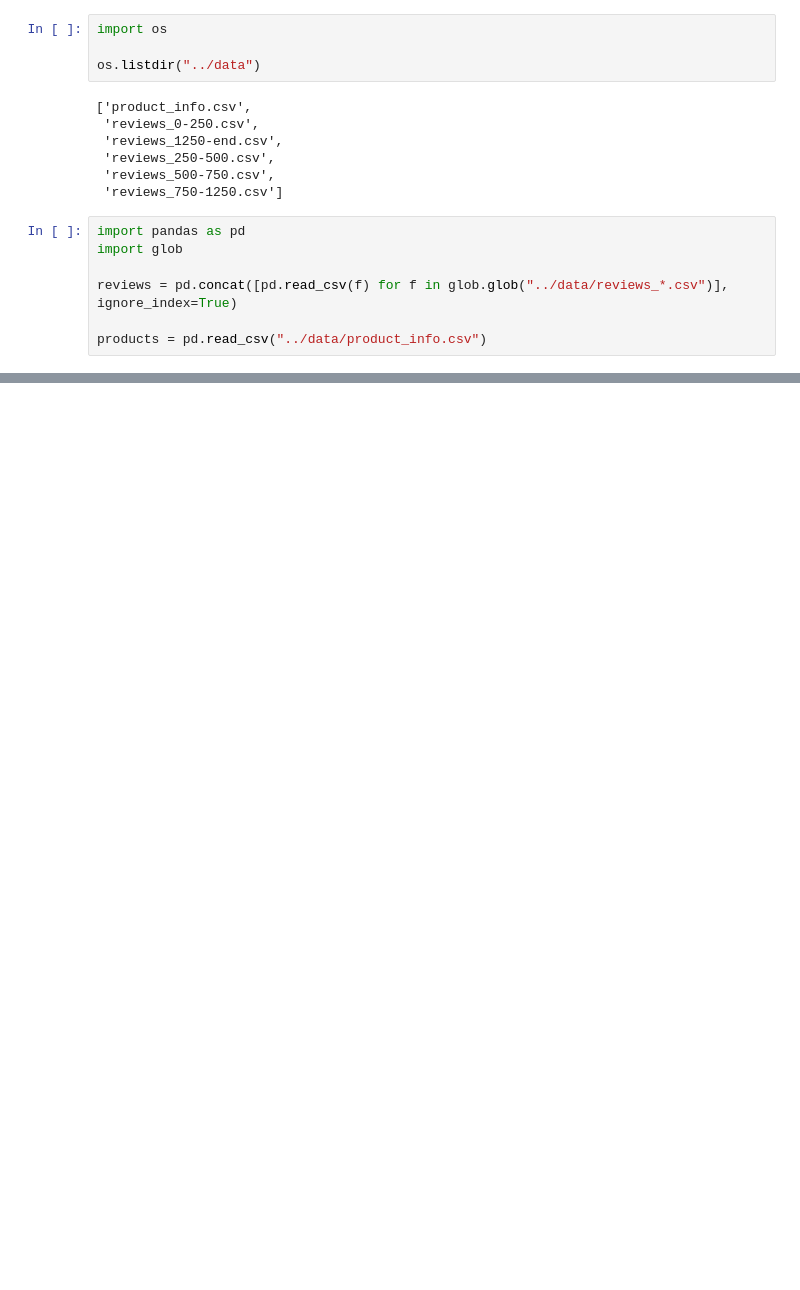
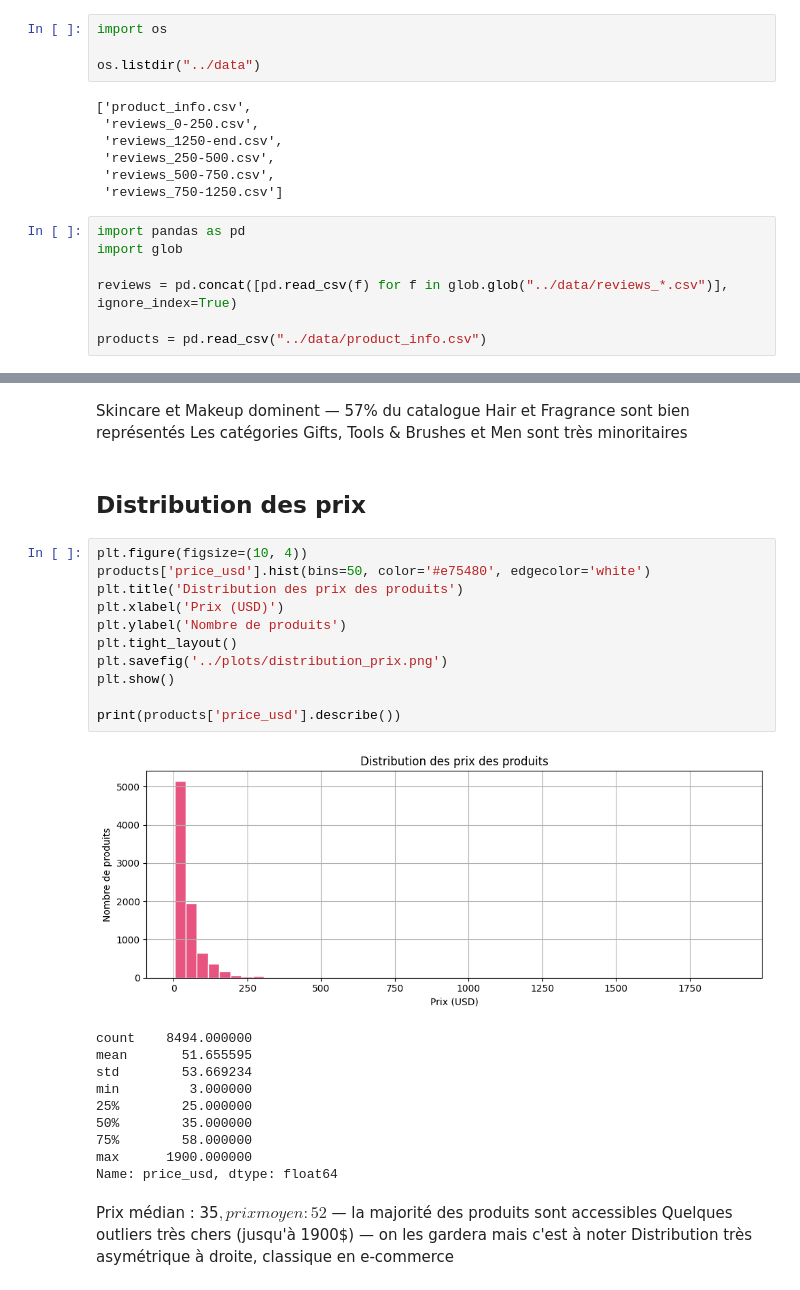
Before and after one commit to kiikiih-cyber/ml-poc-project, a Jupyter notebook: notebooks/SkincareProject.ipynb, the cells around one changed output, grey strips where cells are left out. Drawn from its saved outputs; the diff is of its cells as text; blank space fills up the shorter version.

```diff
--- a/notebooks/SkincareProject.ipynb
+++ b/notebooks/SkincareProject.ipynb
@@ -37,0 +134,32 @@ products.head()
+# %% [markdown]
+Skincare et Makeup dominent — 57% du catalogue
+Hair et Fragrance sont bien représentés
+Les catégories Gifts, Tools & Brushes et Men sont très minoritaires
+# %% [markdown]
+## Distribution des prix
+# %%
+plt.figure(figsize=(10, 4))
+products['price_usd'].hist(bins=50, color='#e75480', edgecolor='white')
+plt.title('Distribution des prix des produits')
+plt.xlabel('Prix (USD)')
+plt.ylabel('Nombre de produits')
+plt.tight_layout()
+plt.savefig('../plots/distribution_prix.png')
+plt.show()
+
+print(products['price_usd'].describe())
+# %% [output]
+[figure, added]
+count    8494.000000
+mean       51.655595
+std        53.669234
+min         3.000000
+25%        25.000000
+50%        35.000000
+75%        58.000000
+max      1900.000000
+Name: price_usd, dtype: float64
+# %% [markdown]
+Prix médian : 35$, prix moyen : 52$ — la majorité des produits sont accessibles
+Quelques outliers très chers (jusqu'à 1900$) — on les gardera mais c'est à noter
+Distribution très asymétrique à droite, classique en e-commerce
```
Also changed, not shown: parts of 13 cells of this notebook, 3 other files.
